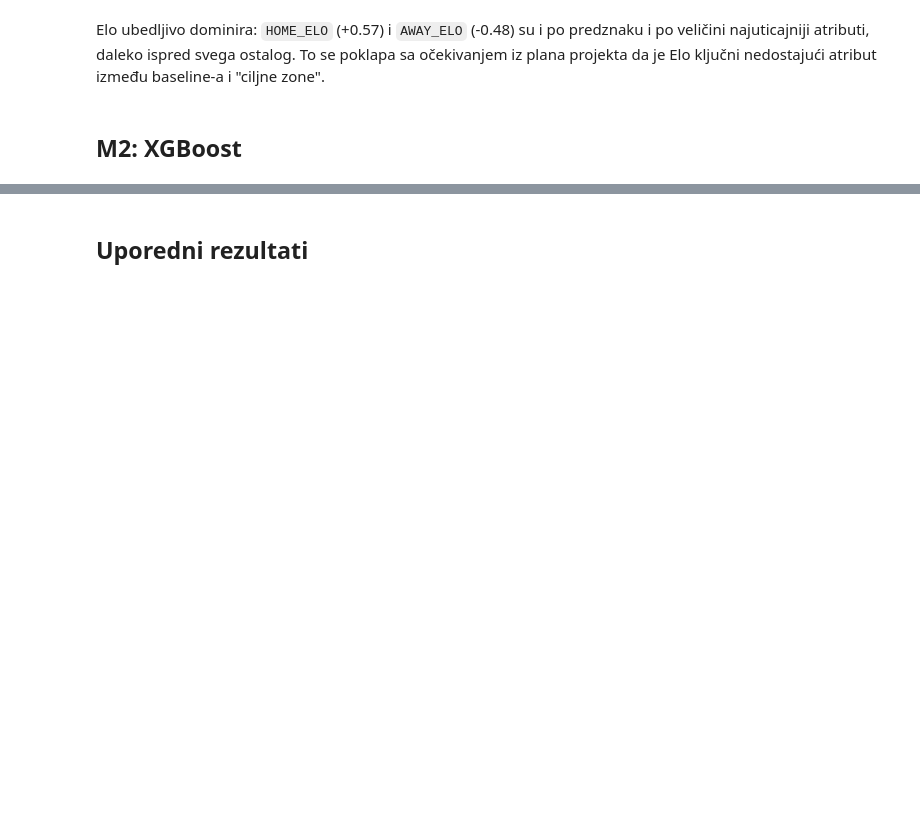
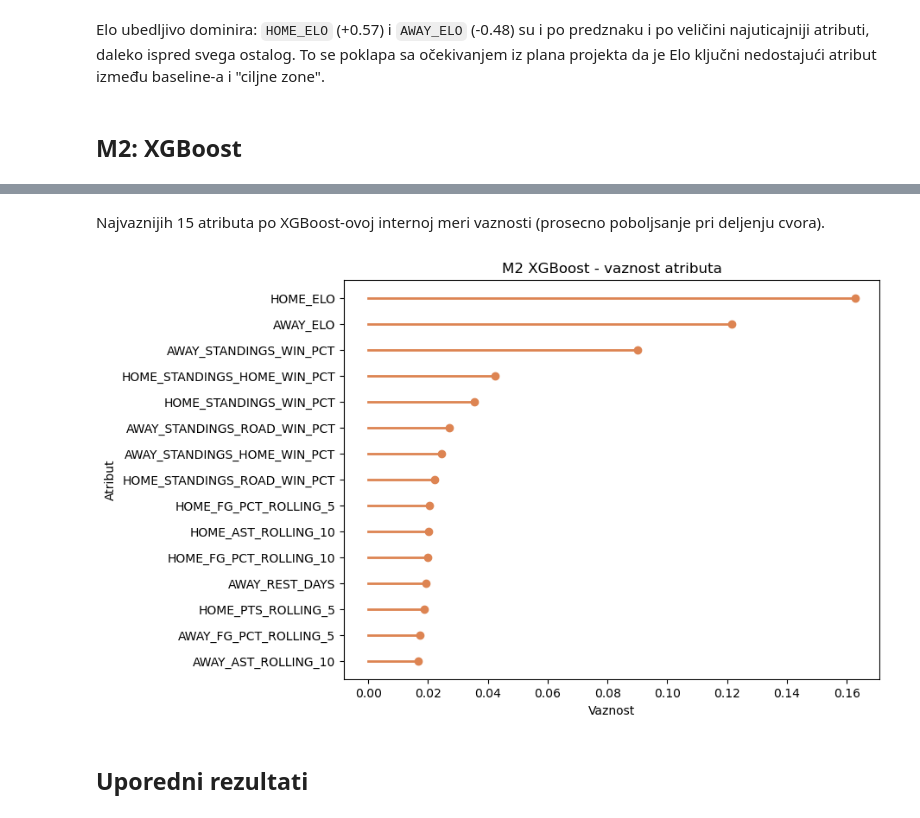
Before and after one commit to janaaas/ML_projekat, a Jupyter notebook: notebooks/03-osnovni-modeli.ipynb, the cells around one changed output, grey strips where cells are left out. Saved outputs shown, nothing was run; the diff lists cells and outputs as text; code cells hidden in the pictures; blank space fills up the shorter version.

```diff
--- a/notebooks/03-osnovni-modeli.ipynb
+++ b/notebooks/03-osnovni-modeli.ipynb
@@ -115,3 +156,18 @@ Elo ubedljivo dominira: `HOME_ELO` (+0.57) i `AWAY_ELO` (-0.48) su i po predznak
+# %% [markdown]
+Najvaznijih 15 atributa po XGBoost-ovoj internoj meri vaznosti (prosecno poboljsanje pri deljenju cvora).
+# %%
+importances = pd.Series(best_model.feature_importances_, index=X_train.columns)
+importances = importances.sort_values(ascending=True).tail(15)
+positions = np.arange(len(importances))
+
+plotting.new_figure("M2 XGBoost - vaznost atributa", "Vaznost", "Atribut")
+for pos, val in zip(positions, importances.values):
+    plt.plot([0, val], [pos, pos], color=plotting.model_color("M2 XGBoost"), linewidth=2)
+plt.scatter(importances.values, positions, color=plotting.model_color("M2 XGBoost"), zorder=3)
+plt.yticks(positions, importances.index)
+plt.show()
+# %% [output]
+[figure, added]
 # %% [markdown]
 ## Uporedni rezultati
 # %% [markdown]
```
Also changed, not shown: parts of 12 cells of this notebook, 3 other files.
